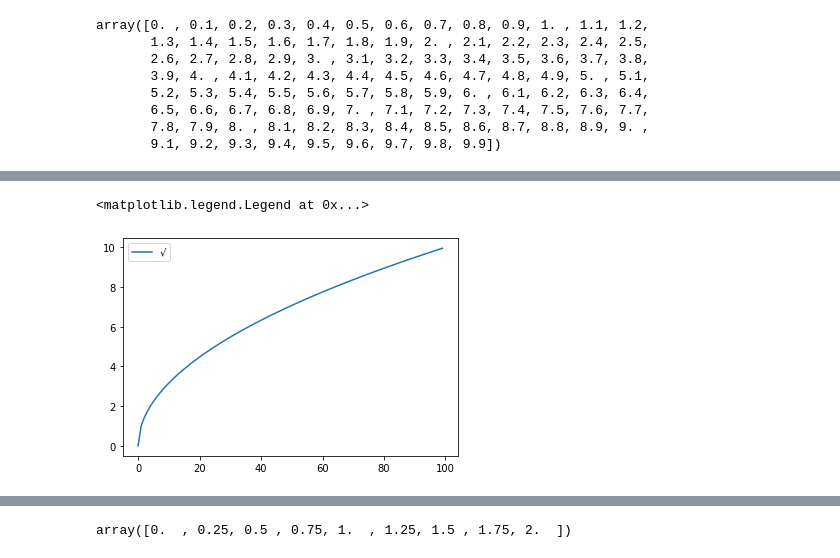
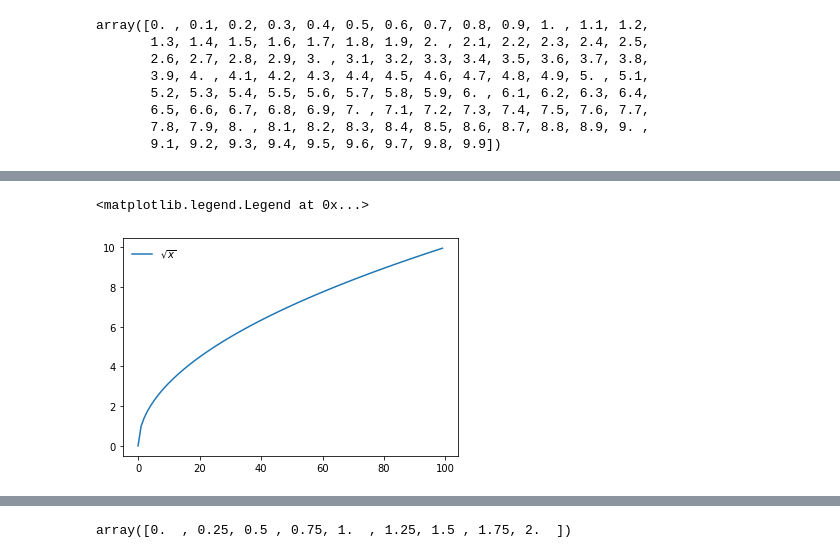
Before and after one commit to loosak/pysnippets, a Jupyter notebook: plt_tutorial.ipynb, the cells around one changed output, grey strips where cells are left out. Saved outputs shown, nothing was run; the diff lists cells and outputs as text; code cells hidden in the pictures.

```diff
--- a/plt_tutorial.ipynb
+++ b/plt_tutorial.ipynb
@@ -25,9 +132,7 @@ array([0. , 0.1, 0.2, 0.3, 0.4, 0.5, 0.6, 0.7, 0.8, 0.9, 1. , 1.1, 1.2,
 # %%
 x = np.arange(100)
-f = np.sqrt(x)
-plt.plot(x,f)
-
-plt.legend('√')
+plt.plot(x, np.sqrt(x), label=r'$\sqrt{x}$')
+plt.legend(frameon=False)
 # %% [output]
 <matplotlib.legend.Legend at 0x...>
-[figure, old version]
+[figure, new version]
```
Also changed, not shown: parts of 39 cells of this notebook, 11 other files.
